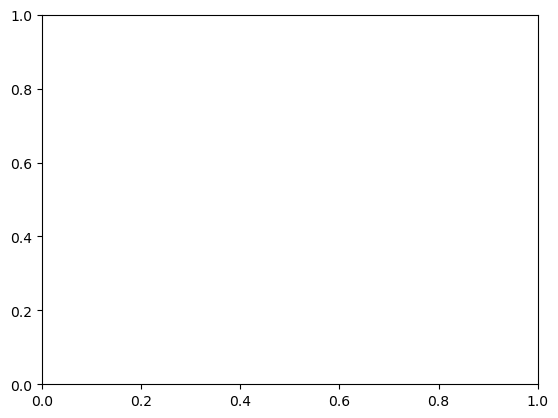
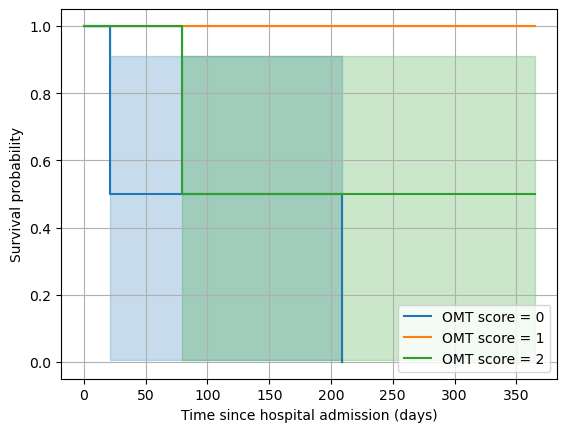
Unified diff of the notebook cell whose output changed from the first chart to the second:
--- before
+++ after
@@ -1,7 +1,21 @@
+T = df_surv['time']
+S = df_surv['status']
+
 kmf = KaplanMeierFitter()
 ax = plt.subplot(111)
 
-for r in df_surv['OMT_component_score'].unique():
+for r in sorted(df_surv['OMT_component_score'].dropna().unique()):
     ix = df_surv['OMT_component_score'] == r
-    kmf.fit(T.ix[ix], S.ix[ix], label = r)
-    ax = kmf.plot(ax = ax)
+
+    kmf.fit(
+        T.loc[ix],
+        event_observed=S.loc[ix],
+        label=f'OMT score = {r}'
+    )
+
+    kmf.plot_survival_function(ax=ax)
+
+plt.xlabel('Time since hospital admission (days)')
+plt.ylabel('Survival probability')
+plt.grid(True)
+plt.show()

Commit: updated km for omt